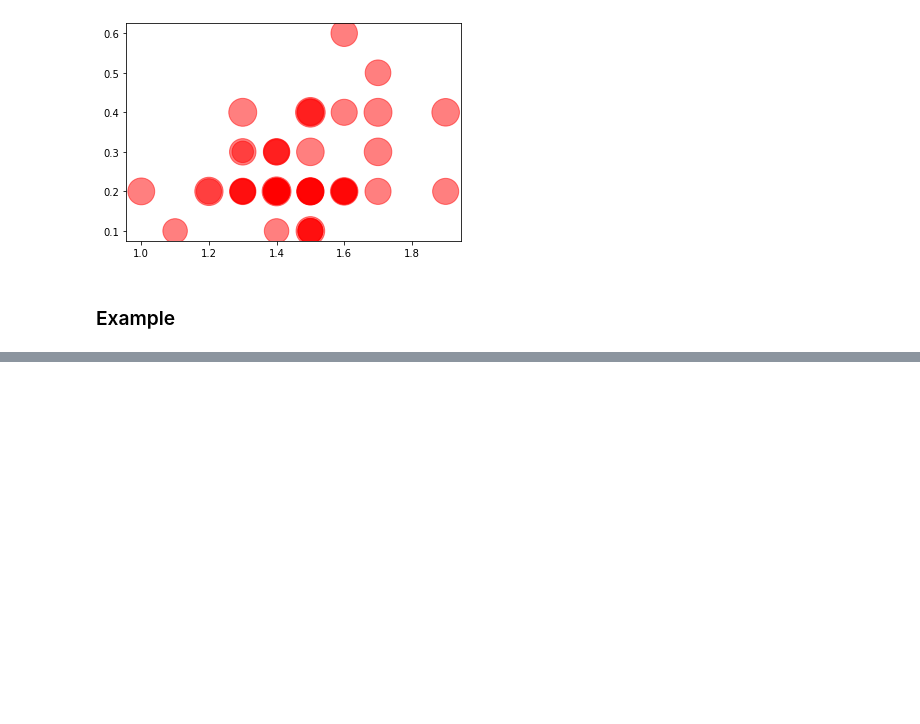
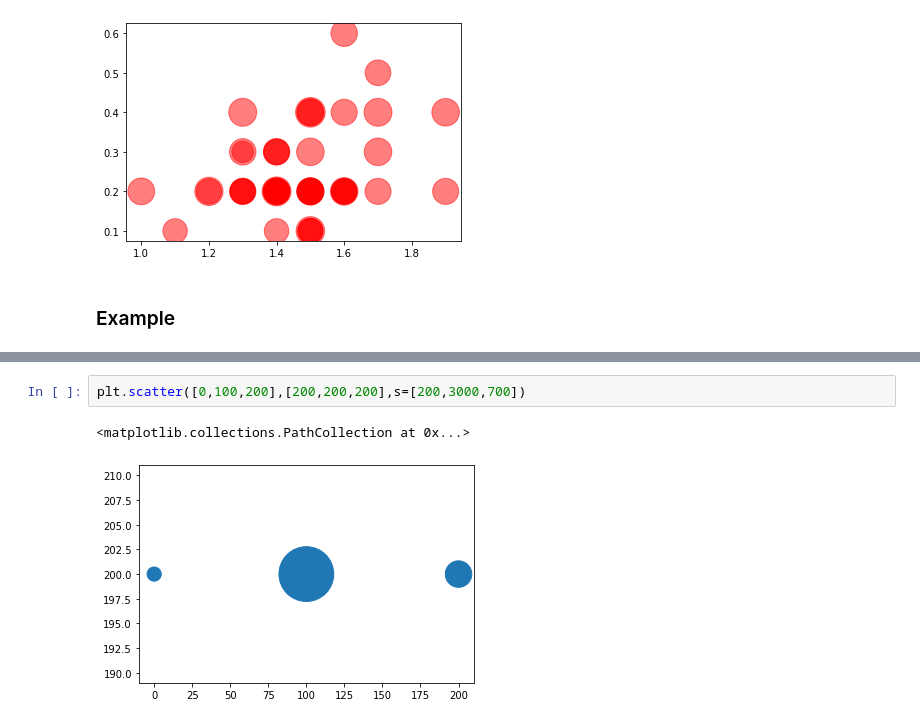
Before and after one commit to bebeam2942/data_viz, a Jupyter notebook: Visualize_Data_Distribution(02).ipynb, the cells around one changed output, grey strips where cells are left out. Drawn from its saved outputs; the diff is of its cells as text; blank space fills up the shorter version.

```diff
--- a/Visualize_Data_Distribution(02).ipynb
+++ b/Visualize_Data_Distribution(02).ipynb
@@ -181,0 +187,5 @@ plt.scatter([0,1000,2],[2,2,2],s=data_drop.iloc[:3,6].to_name)
+# %%
+plt.scatter([0,100,200],[200,200,200],s=[200,3000,700])
+# %% [output]
+<matplotlib.collections.PathCollection at 0x...>
+[figure, added]
```
Also changed, not shown: parts of 6 cells of this notebook.
